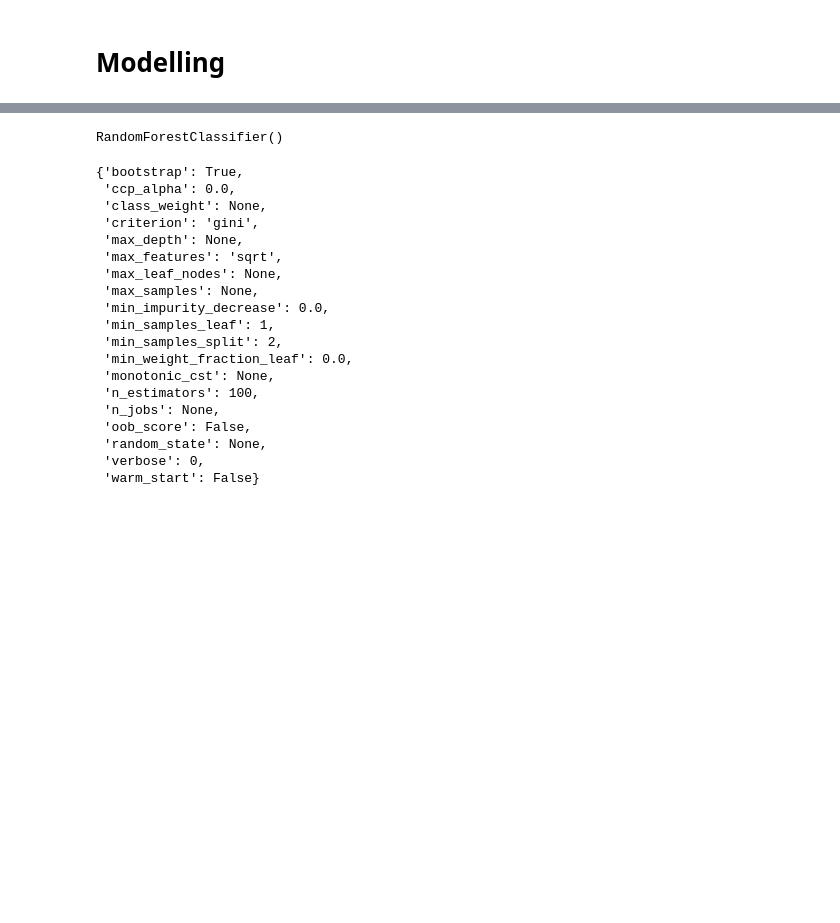
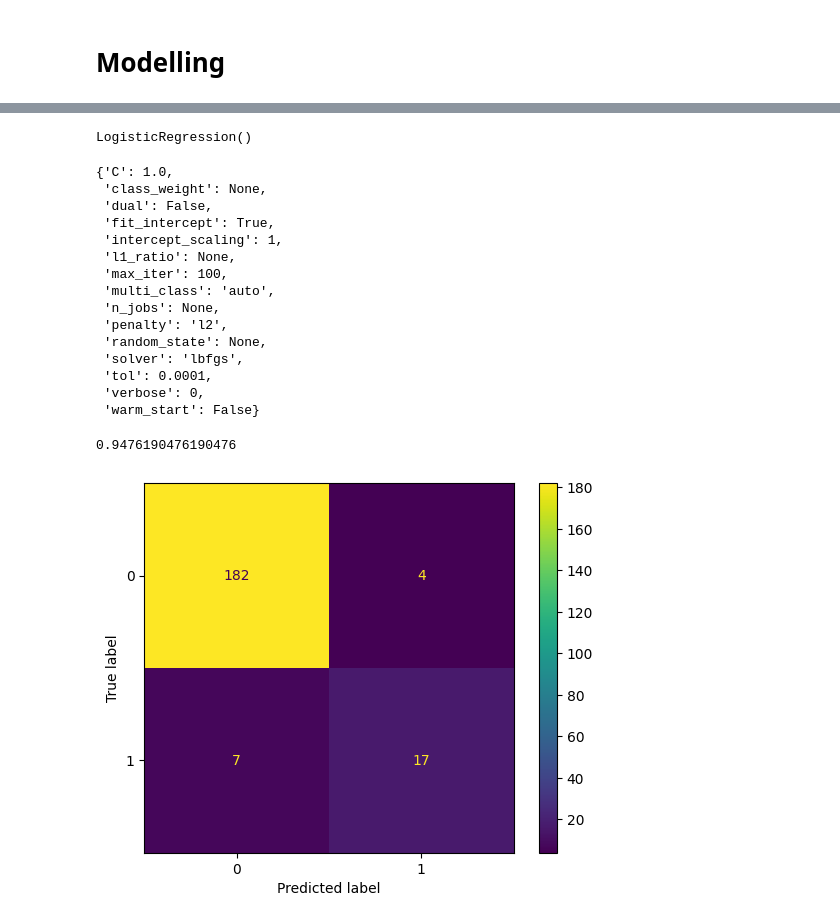
Before and after one commit to saptarshipal1/pokemon, a Jupyter notebook: data/pokemon.ipynb, the cells around one changed output, grey strips where cells are left out. Cells and saved outputs as stored; diff of their text form; code cells hidden in the pictures; blank space fills up the shorter version.

```diff
--- a/data/pokemon.ipynb
+++ b/data/pokemon.ipynb
@@ -189,6 +211,9 @@ sns.heatmap(df1.corr(),annot=True)
 #dropping total as it is the sum of the following columns, hp', 'attack', 'defense', 'sp_attack','sp_defense', 'speed', 'generation', 'legendary'.
 
 df1.drop(columns='total',axis=1,inplace=True)
+# %%
+df1.drop(df1[df1['hp']>140].index,axis=0,inplace=True)
+df1.drop(df1[df1['defense']>180].index,axis=0,inplace=True)
 # %% [markdown]
 # Splitting the dataset
 # %%
@@ -273,26 +298,56 @@ The best model is RandomForestClassifier with accuracy score of 0.94418604651162
 selected_model = df_scores.iloc[0,1]
 selected_model
 # %% [output]
-RandomForestClassifier()
+LogisticRegression()
 # %%
 selected_model.get_params()
 # %% [output]
-{'bootstrap': True,
- 'ccp_alpha': 0.0,
+{'C': 1.0,
  'class_weight': None,
- 'criterion': 'gini',
- 'max_depth': None,
- 'max_features': 'sqrt',
- 'max_leaf_nodes': None,
- 'max_samples': None,
- 'min_impurity_decrease': 0.0,
- 'min_samples_leaf': 1,
- 'min_samples_split': 2,
- 'min_weight_fraction_leaf': 0.0,
- 'monotonic_cst': None,
- 'n_estimators': 100,
+ 'dual': False,
+ 'fit_intercept': True,
+ 'intercept_scaling': 1,
+ 'l1_ratio': None,
+ 'max_iter': 100,
+ 'multi_class': 'auto',
  'n_jobs': None,
- 'oob_score': False,
+ 'penalty': 'l2',
  'random_state': None,
+ 'solver': 'lbfgs',
+ 'tol': 0.0001,
  'verbose': 0,
  'warm_start': False}
+# %%
+final_model = RandomForestClassifier(bootstrap = True,
+ ccp_alpha = 0.0,
+ class_weight =  None,
+ criterion =  'gini',
+ max_depth = None,
+ max_features = 'sqrt',
+ max_leaf_nodes = None,
+ max_samples = None,
+ min_impurity_decrease = 0.0,
+ min_samples_leaf = 1,
+ min_samples_split = 2,
+ min_weight_fraction_leaf = 0.0,
+ monotonic_cst = None,
+ n_estimators = 100,
+ n_jobs = None,
+ oob_score = False,
+ random_state = None,
+ verbose = 0,
+ warm_start = False)
+
+final_model.fit(X_train,y_train)
+y_pred1 = final_model.predict(X_test)
+
+
+cm = confusion_matrix(y_test, y_pred1, labels=final_model.classes_)
+disp = ConfusionMatrixDisplay(confusion_matrix=cm,display_labels=final_model.classes_)
+# %%
+print(accuracy_score(y_test, y_pred1))
+disp.plot()
+plt.show()
+# %% [output]
+0.9476190476190476
+[figure, added]
```
Also changed, not shown: parts of 10 cells of this notebook.
